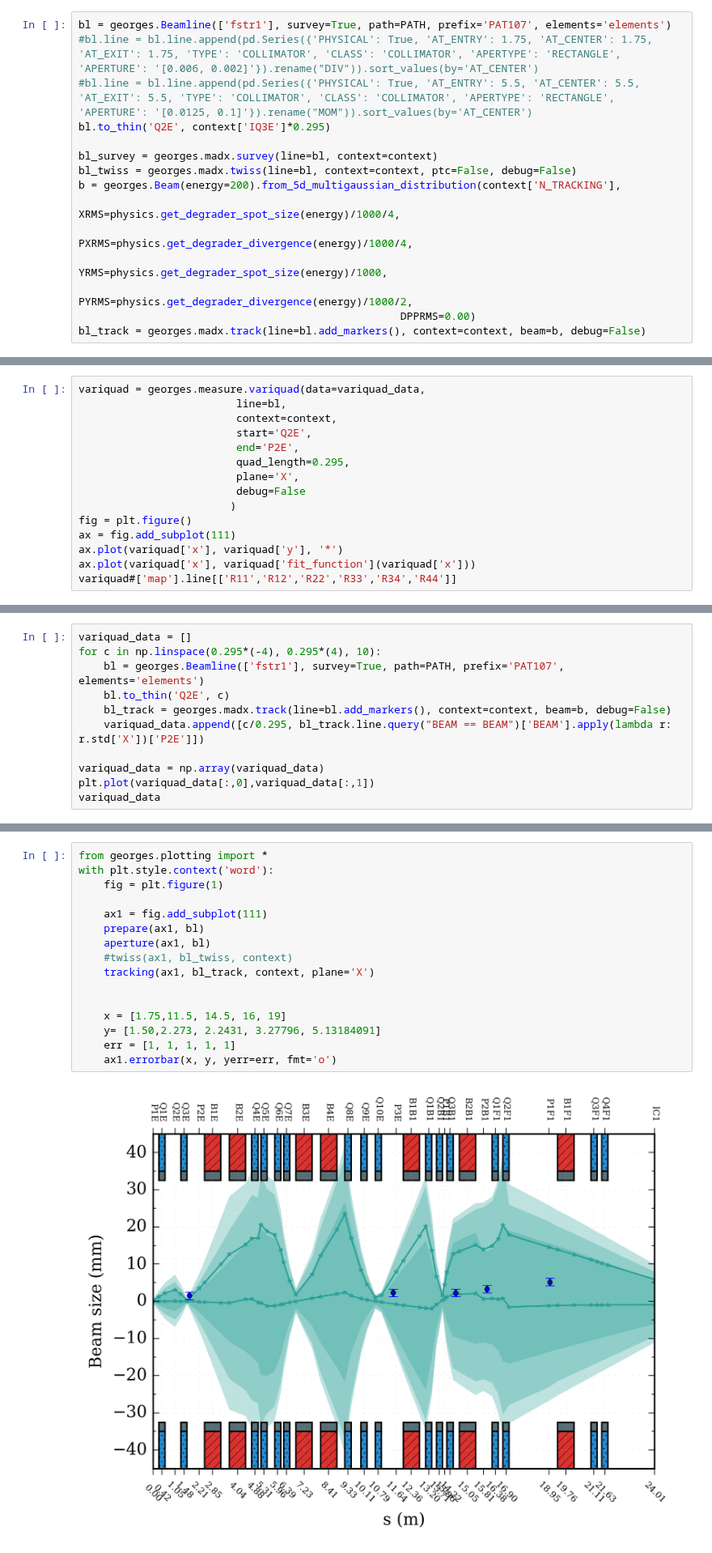
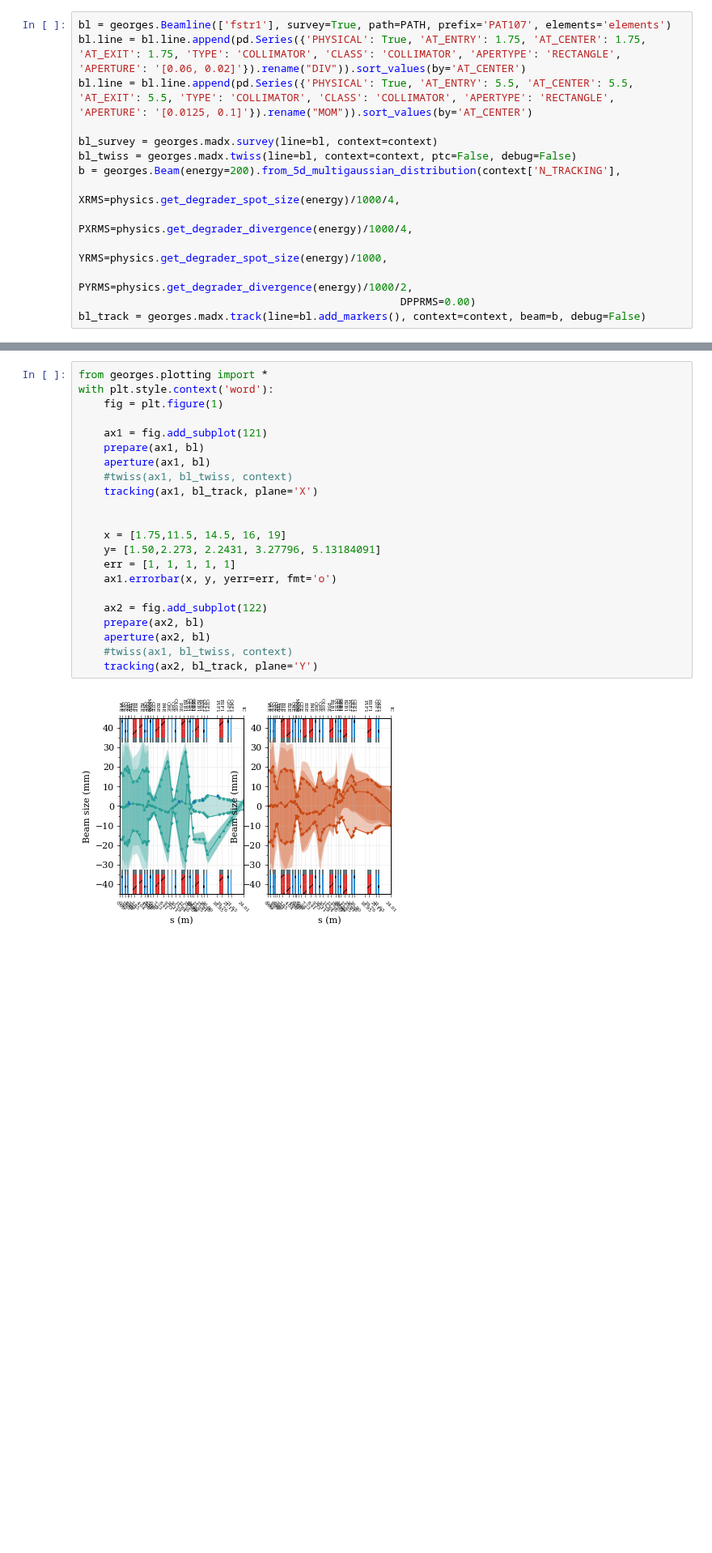
Before and after one commit to ULB-Metronu/georges, a Jupyter notebook: examples/Example Georges.ipynb, the cells around one changed output, grey strips where cells are left out. Shown at 81% size. Drawn from its saved outputs; the diff is of its cells as text; blank space fills up the shorter version.

```diff
--- a/examples/Example Georges.ipynb
+++ b/examples/Example Georges.ipynb
@@ -49,9 +48,8 @@ context = {
 }
 # %%
 bl = georges.Beamline(['fstr1'], survey=True, path=PATH, prefix='PAT107', elements='elements')
-#bl.line = bl.line.append(pd.Series({'PHYSICAL': True, 'AT_ENTRY': 1.75, 'AT_CENTER': 1.75, 'AT_EXIT': 1.75, 'TYPE': 'COLLIMATOR', 'CLASS': 'COLLIMATOR', 'APERTYPE': 'RECTANGLE', 'APERTURE': '[0.006, 0.002]'}).rename("DIV")).sort_values(by='AT_CENTER')
-#bl.line = bl.line.append(pd.Series({'PHYSICAL': True, 'AT_ENTRY': 5.5, 'AT_CENTER': 5.5, 'AT_EXIT': 5.5, 'TYPE': 'COLLIMATOR', 'CLASS': 'COLLIMATOR', 'APERTYPE': 'RECTANGLE', 'APERTURE': '[0.0125, 0.1]'}).rename("MOM")).sort_values(by='AT_CENTER')
-bl.to_thin('Q2E', context['IQ3E']*0.295)
+bl.line = bl.line.append(pd.Series({'PHYSICAL': True, 'AT_ENTRY': 1.75, 'AT_CENTER': 1.75, 'AT_EXIT': 1.75, 'TYPE': 'COLLIMATOR', 'CLASS': 'COLLIMATOR', 'APERTYPE': 'RECTANGLE', 'APERTURE': '[0.06, 0.02]'}).rename("DIV")).sort_values(by='AT_CENTER')
+bl.line = bl.line.append(pd.Series({'PHYSICAL': True, 'AT_ENTRY': 5.5, 'AT_CENTER': 5.5, 'AT_EXIT': 5.5, 'TYPE': 'COLLIMATOR', 'CLASS': 'COLLIMATOR', 'APERTYPE': 'RECTANGLE', 'APERTURE': '[0.0125, 0.1]'}).rename("MOM")).sort_values(by='AT_CENTER')
 
 bl_survey = georges.madx.survey(line=bl, context=context)
 bl_twiss = georges.madx.twiss(line=bl, context=context, ptc=False, debug=False)
@@ -79,15 +62,0 @@ print("<PX2> tracking: {}".format(1000*bl_track.line.query("BEAM == BEAM")['BEAM
-# %%
-variquad = georges.measure.variquad(data=variquad_data,
-                         line=bl,
-                         context=context,
-                         start='Q2E',
-                         end='P2E',
-                         quad_length=0.295,
-                         plane='X',
-                         debug=False
-                        )
-fig = plt.figure()
-ax = fig.add_subplot(111)
-ax.plot(variquad['x'], variquad['y'], '*')
-ax.plot(variquad['x'], variquad['fit_function'](variquad['x']))
-variquad#['map'].line[['R11','R12','R22','R33','R34','R44']]
@@ -113,11 +62,0 @@ variquad#['map'].line[['R11','R12','R22','R33','R34','R44']]
-# %%
-variquad_data = []
-for c in np.linspace(0.295*(-4), 0.295*(4), 10):
-    bl = georges.Beamline(['fstr1'], survey=True, path=PATH, prefix='PAT107', elements='elements')
-    bl.to_thin('Q2E', c)
-    bl_track = georges.madx.track(line=bl.add_markers(), context=context, beam=b, debug=False)
-    variquad_data.append([c/0.295, bl_track.line.query("BEAM == BEAM")['BEAM'].apply(lambda r: r.std['X'])['P2E']])
-
-variquad_data = np.array(variquad_data)
-plt.plot(variquad_data[:,0],variquad_data[:,1])
-variquad_data
@@ -143,18 +63,24 @@ bdsim.run({})
 # %%
 from georges.plotting import *
 with plt.style.context('word'):
     fig = plt.figure(1)
 
-    ax1 = fig.add_subplot(111)
+    ax1 = fig.add_subplot(121)
     prepare(ax1, bl)
     aperture(ax1, bl)
     #twiss(ax1, bl_twiss, context)
-    tracking(ax1, bl_track, context, plane='X')
+    tracking(ax1, bl_track, plane='X')
 
 
     x = [1.75,11.5, 14.5, 16, 19]
     y= [1.50,2.273, 2.2431, 3.27796, 5.13184091]
     err = [1, 1, 1, 1, 1]
     ax1.errorbar(x, y, yerr=err, fmt='o')
+
+    ax2 = fig.add_subplot(122)
+    prepare(ax2, bl)
+    aperture(ax2, bl)
+    #twiss(ax1, bl_twiss, context)
+    tracking(ax2, bl_track, plane='Y')
 # %% [output]
-[figure, old version]
+[figure, new version]
```
Also changed, not shown: parts of 15 cells of this notebook.
